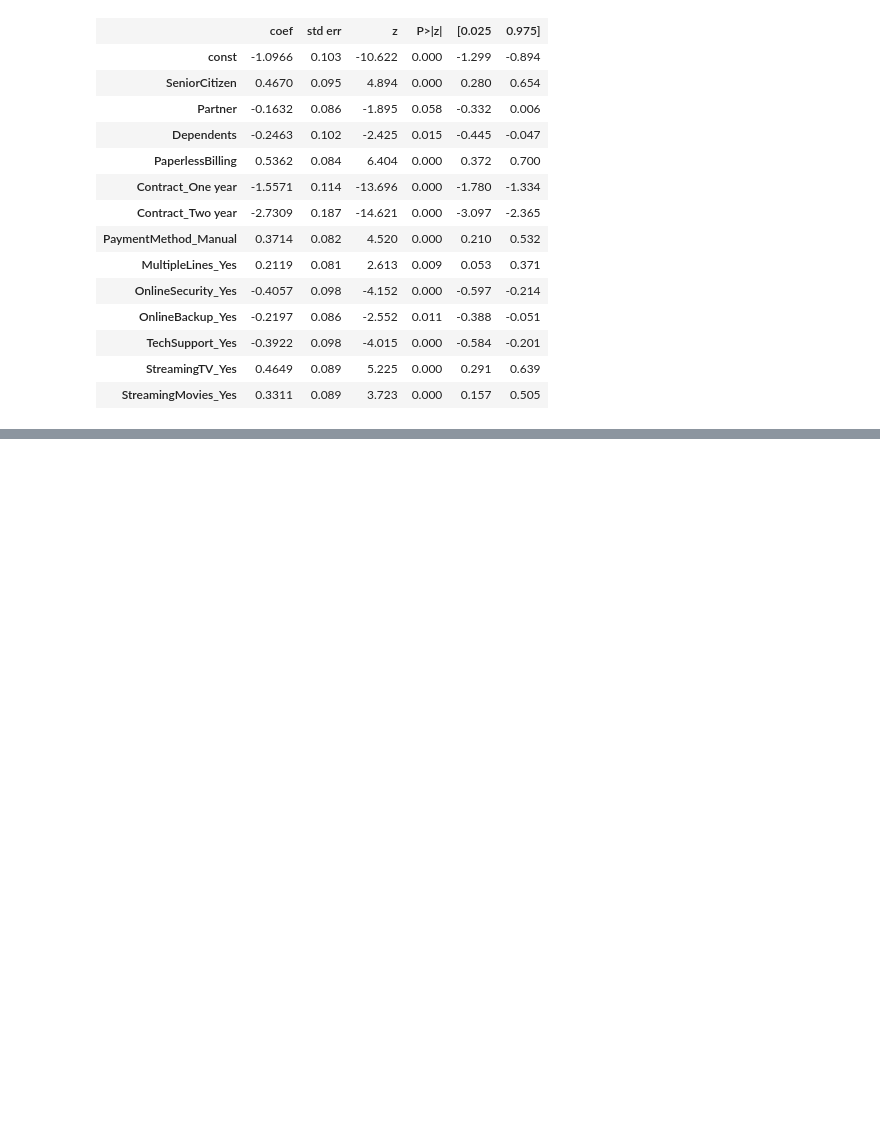
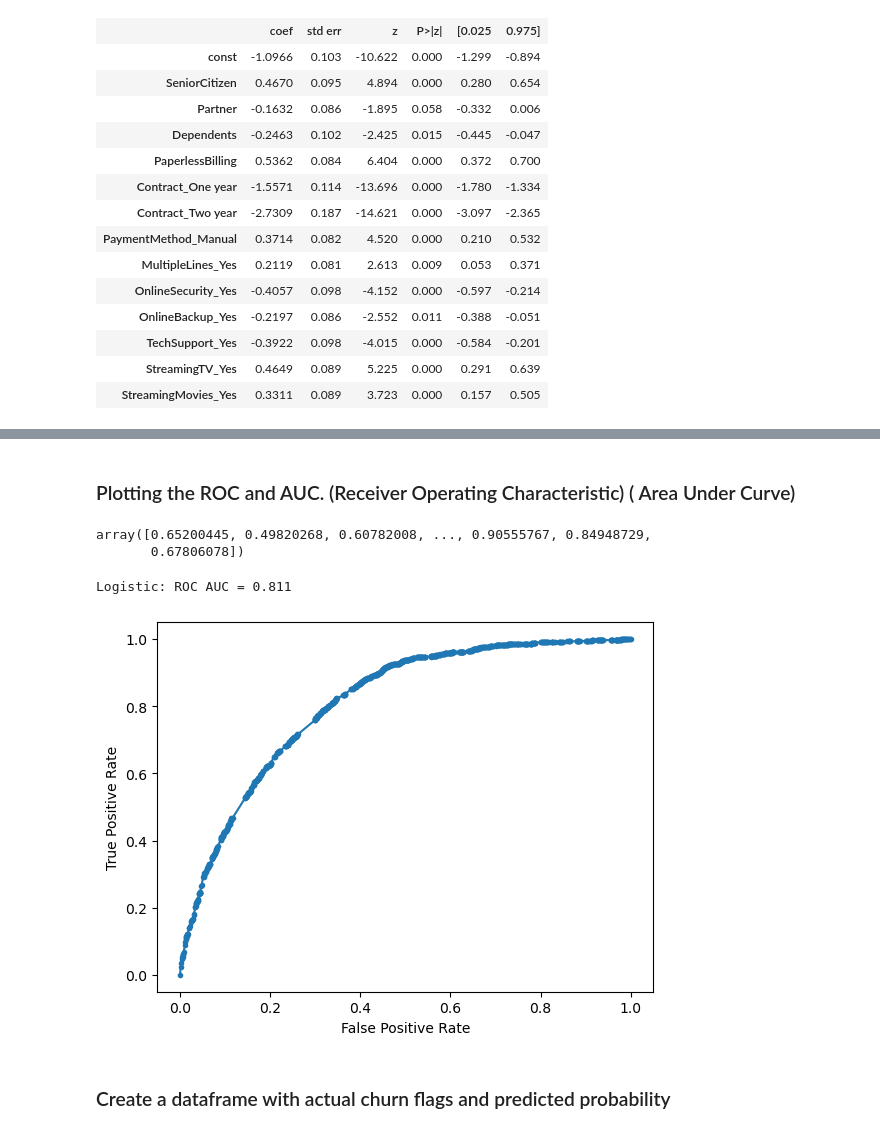
Before and after one commit to chauhan315/Logistic_Regression, a Jupyter notebook: Telecom Churn Case Study/Telecom_churn_case_study.ipynb, the cells around one changed output, grey strips where cells are left out. Saved outputs shown, nothing was run; the diff lists cells and outputs as text; code cells hidden in the pictures; blank space fills up the shorter version.

```diff
--- a/Telecom Churn Case Study/Telecom_churn_case_study.ipynb
+++ b/Telecom Churn Case Study/Telecom_churn_case_study.ipynb
@@ -473,0 +515,29 @@ Logit Regression Results
+# %% [markdown]
+### Plotting the ROC and AUC.  (Receiver Operating Characteristic) ( Area Under Curve)
+# %%
+from sklearn.metrics import roc_curve, roc_auc_score
+
+lr_probs = logreg.predict_proba(X_train1)
+lr_probs = lr_probs[:,1]
+# %%
+a = logreg.predict_proba(X_train1)[:,0]
+a
+# %% [output]
+array([0.65200445, 0.49820268, 0.60782008, ..., 0.90555767, 0.84948729,
+       0.67806078])
+# %%
+lr_auc = roc_auc_score(y_train, lr_probs)
+print("Logistic: ROC AUC = %.3f" % (lr_auc))
+# %% [output]
+Logistic: ROC AUC = 0.811
+# %%
+lr_fpr, lr_tpr, _ = roc_curve(y_train, lr_probs)
+
+plt.plot(lr_fpr, lr_tpr, marker='.')
+plt.xlabel("False Positive Rate")
+plt.ylabel("True Positive Rate")
+plt.show()
+# %% [output]
+[figure, added]
+# %% [markdown]
+### Create a dataframe with actual churn flags and predicted probability
```
Also changed, not shown: parts of 32 cells of this notebook.
